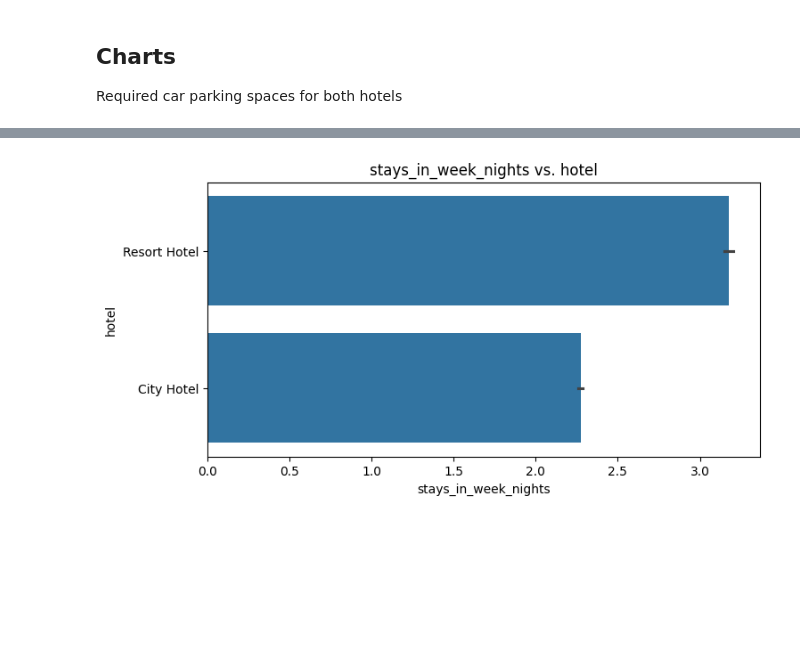
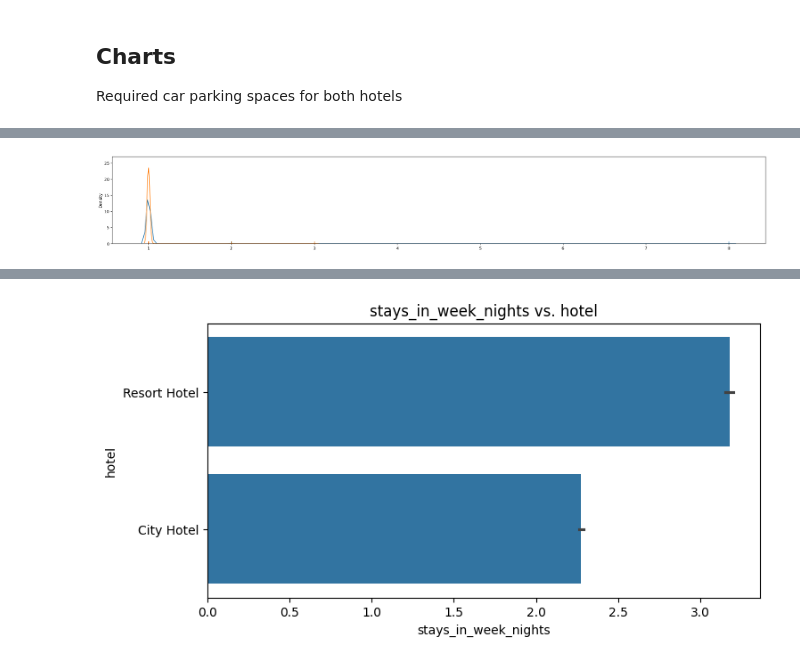
Before and after one commit to Vaishnavi-Devi-N/CapstoneProjectEDA, a Jupyter notebook: EDA_project_on_hotel_booking.ipynb, the cells around one changed output, grey strips where cells are left out. Drawn from its saved outputs; the diff is of its cells as text; code cells hidden in the pictures; blank space fills up the shorter version.

Commit message:
creating generalized charts

```diff
--- a/EDA_project_on_hotel_booking.ipynb
+++ b/EDA_project_on_hotel_booking.ipynb
@@ -296,4 +296,7 @@ data['AgentBooking'] = data.apply(AgentBooking, axis=1)
 # %%
 column_name = 'room_type_difference'
 data = data[[column_name] + [col for col in data if col != column_name]]
+# %%
+#create total number of stays column [weekend stay+ weekday stay]
+data['total_stay_days'] = data['stays_in_weekend_nights'] + data['stays_in_week_nights']
 # %%
@@ -327,0 +355,13 @@ Required car parking spaces for both hotels
+# %%
+# Sort the dataframe by target
+plt.figure(figsize=(30, 4) )
+
+df = data[data['required_car_parking_spaces']!=0]
+target_0 = df.loc[df['Hotel_num'] == 1]   #resort
+target_1 = df.loc[df['Hotel_num'] == 2]   #city
+
+sns.distplot(target_0[['required_car_parking_spaces']], hist=False, rug=True)
+sns.distplot(target_1[['required_car_parking_spaces']], hist=False, rug=True)
+plt.show()
+# %% [output]
+[figure, added]
```
Also changed, not shown: parts of 13 cells of this notebook.
